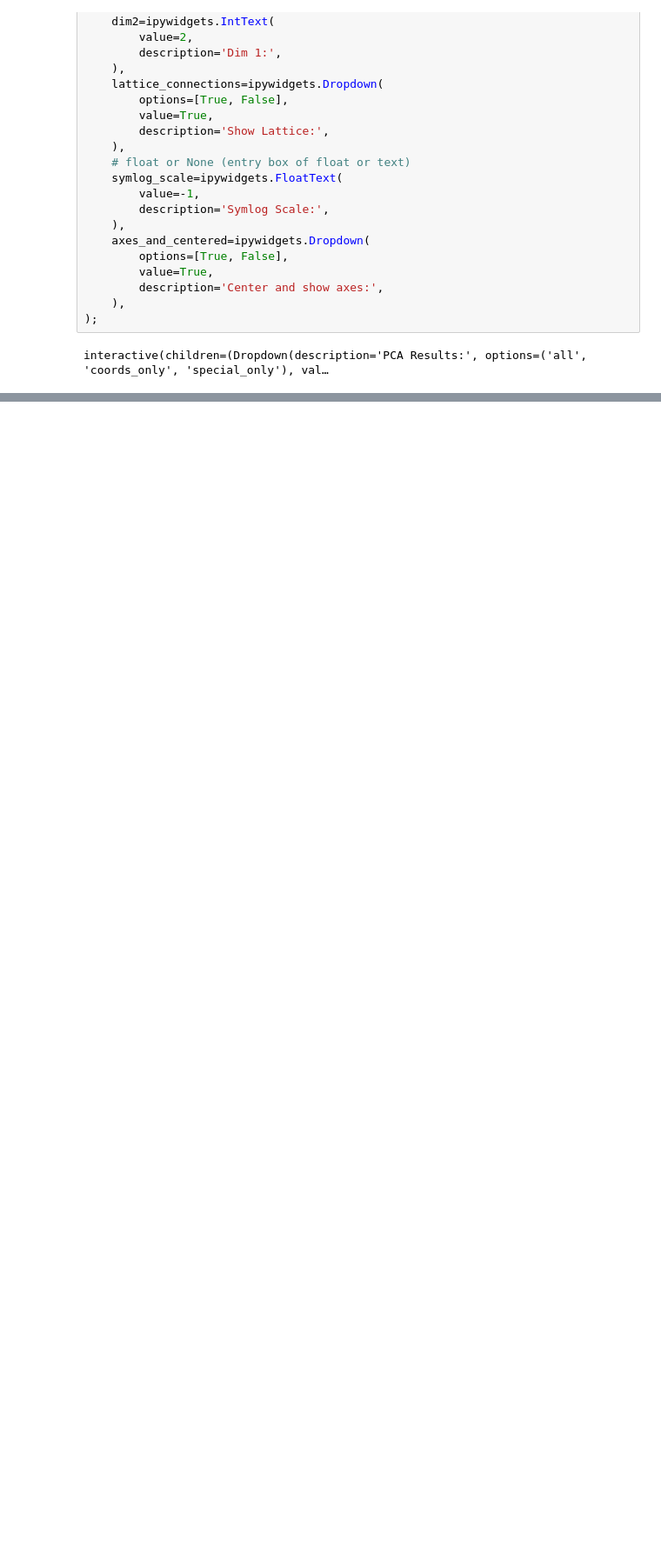
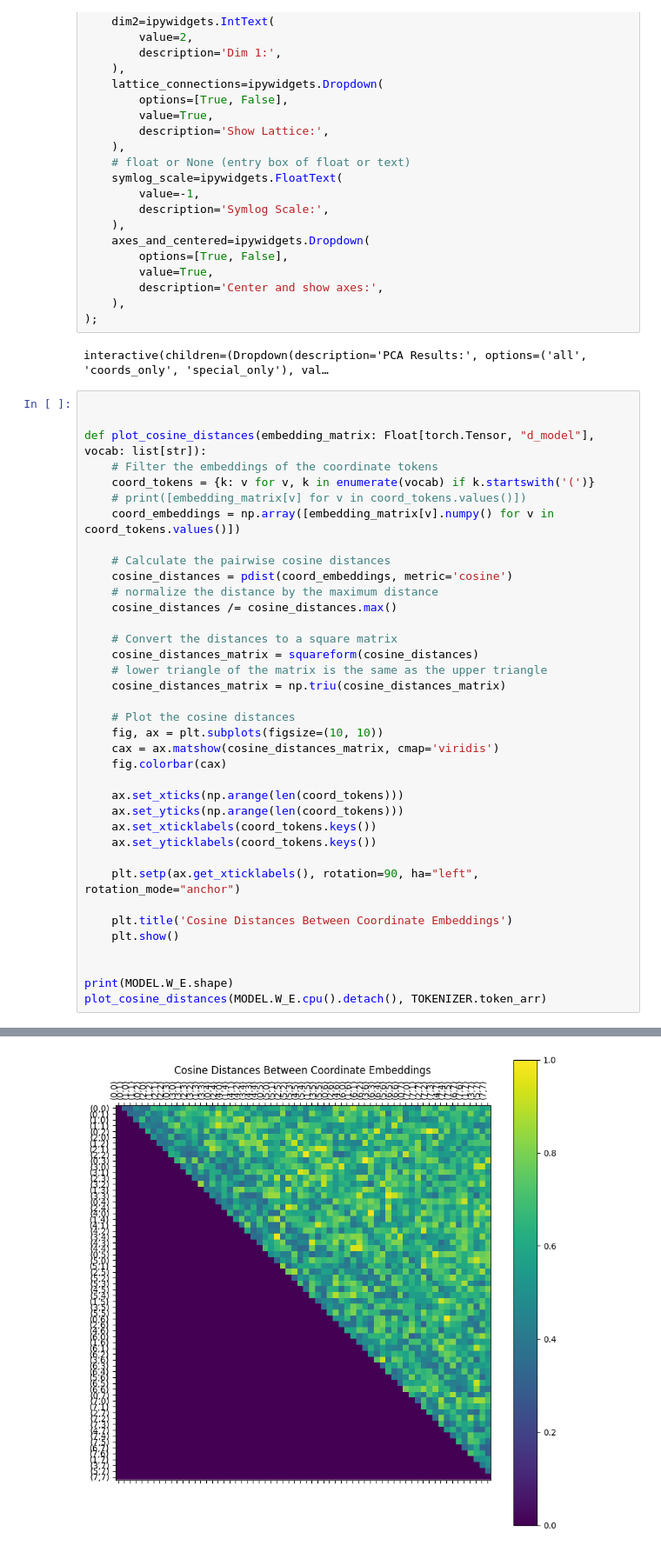
Before and after one commit to understanding-search/maze-transformer, a Jupyter notebook: notebooks/residual_stream_decoding.ipynb, the cells around one changed output, grey strips where cells are left out. Shown at 87% size. Saved outputs shown, nothing was run; the diff lists cells and outputs as text; blank space fills up the shorter version.

Commit message:
wip distance correlations

```diff
--- a/notebooks/residual_stream_decoding.ipynb
+++ b/notebooks/residual_stream_decoding.ipynb
@@ -116,3 +128,41 @@ ipywidgets.interact(
 );
 # %% [output]
 interactive(children=(Dropdown(description='PCA Results:', options=('all', 'coords_only', 'special_only'), val…
+# %%
+
+
+def plot_cosine_distances(embedding_matrix: Float[torch.Tensor, "d_model"], vocab: list[str]):
+    # Filter the embeddings of the coordinate tokens
+    coord_tokens = {k: v for v, k in enumerate(vocab) if k.startswith('(')}
+    # print([embedding_matrix[v] for v in coord_tokens.values()])
+    coord_embeddings = np.array([embedding_matrix[v].numpy() for v in coord_tokens.values()])
+
+    # Calculate the pairwise cosine distances
+    cosine_distances = pdist(coord_embeddings, metric='cosine')
+    # normalize the distance by the maximum distance
+    cosine_distances /= cosine_distances.max()
+
+    # Convert the distances to a square matrix
+    cosine_distances_matrix = squareform(cosine_distances)
+    # lower triangle of the matrix is the same as the upper triangle
+    cosine_distances_matrix = np.triu(cosine_distances_matrix)
+
+    # Plot the cosine distances
+    fig, ax = plt.subplots(figsize=(10, 10))
+    cax = ax.matshow(cosine_distances_matrix, cmap='viridis')
+    fig.colorbar(cax)
+
+    ax.set_xticks(np.arange(len(coord_tokens)))
+    ax.set_yticks(np.arange(len(coord_tokens)))
+    ax.set_xticklabels(coord_tokens.keys())
+    ax.set_yticklabels(coord_tokens.keys())
+
+    plt.setp(ax.get_xticklabels(), rotation=90, ha="left", rotation_mode="anchor")
+
+    plt.title('Cosine Distances Between Coordinate Embeddings')
+    plt.show()
+
+
+print(MODEL.W_E.shape)
+plot_cosine_distances(MODEL.W_E.cpu().detach(), TOKENIZER.token_arr)
+# %% [output]
@@ -118,0 +170 @@ interactive(children=(Dropdown(description='PCA Results:', options=('all', 'coor
+[figure, added]
```
Also changed, not shown: parts of 5 cells of this notebook, 1 other file.
